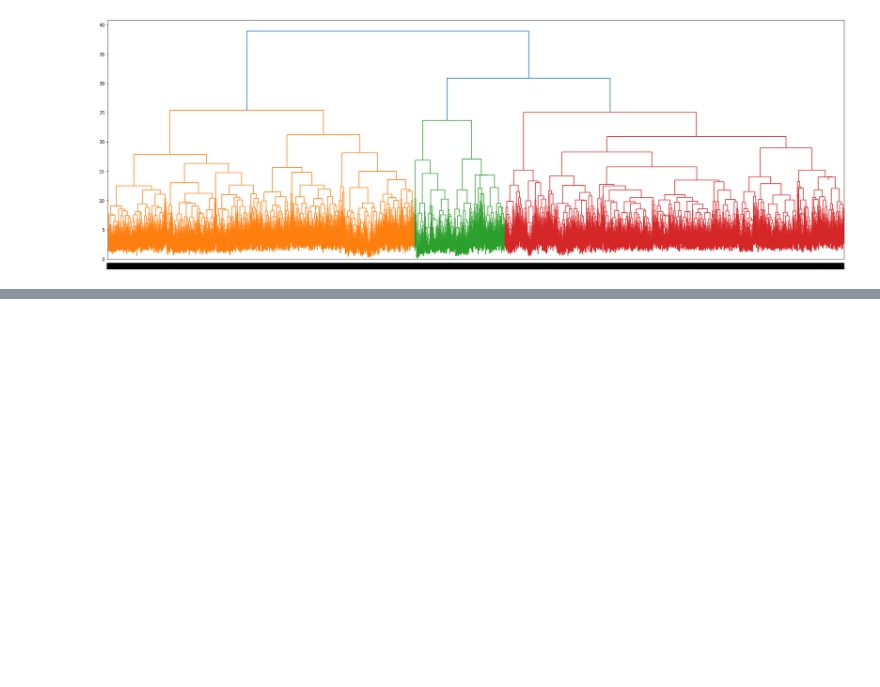
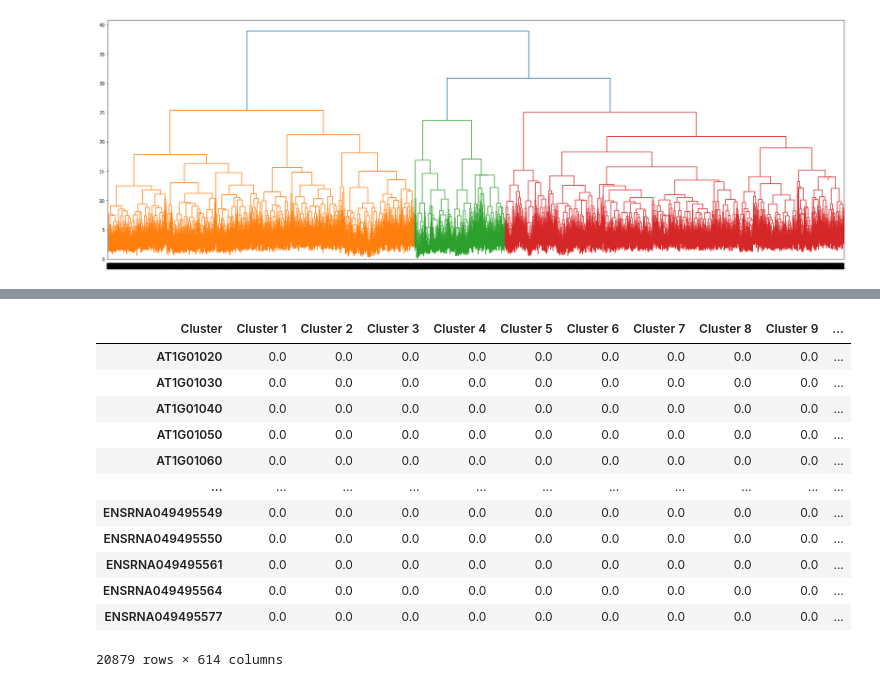
Before and after one commit to mikepassal/Plant_Go_Group_Analysis, a Jupyter notebook: Module_robustness/cluster_tom_networks.ipynb, the cells around one changed output, grey strips where cells are left out. Saved outputs shown, nothing was run; the diff lists cells and outputs as text; code cells hidden in the pictures; blank space fills up the shorter version.

```diff
--- a/Module_robustness/cluster_tom_networks.ipynb
+++ b/Module_robustness/cluster_tom_networks.ipynb
@@ -99,0 +345,18 @@ def test_function(value_1, value2, value3=4):
+# %%
+large_enough_clusters = wide_label.loc[:,wide_label.sum()>10]
+large_enough_clusters.columns = 'Cluster ' + large_enough_clusters.columns.astype(str)
+large_enough_clusters
+# %% [output]
+| Cluster | Cluster 1 | Cluster 2 | Cluster 3 | Cluster 4 | Cluster 5 | Cluster 6 | Cluster 7 | Cluster 8 | Cluster 9 | ... |
+| AT1G01020 | 0.0 | 0.0 | 0.0 | 0.0 | 0.0 | 0.0 | 0.0 | 0.0 | 0.0 | ... |
+| AT1G01030 | 0.0 | 0.0 | 0.0 | 0.0 | 0.0 | 0.0 | 0.0 | 0.0 | 0.0 | ... |
+| AT1G01040 | 0.0 | 0.0 | 0.0 | 0.0 | 0.0 | 0.0 | 0.0 | 0.0 | 0.0 | ... |
+| AT1G01050 | 0.0 | 0.0 | 0.0 | 0.0 | 0.0 | 0.0 | 0.0 | 0.0 | 0.0 | ... |
+| AT1G01060 | 0.0 | 0.0 | 0.0 | 0.0 | 0.0 | 0.0 | 0.0 | 0.0 | 0.0 | ... |
+| ... | ... | ... | ... | ... | ... | ... | ... | ... | ... | ... |
+| ENSRNA049495549 | 0.0 | 0.0 | 0.0 | 0.0 | 0.0 | 0.0 | 0.0 | 0.0 | 0.0 | ... |
+| ENSRNA049495550 | 0.0 | 0.0 | 0.0 | 0.0 | 0.0 | 0.0 | 0.0 | 0.0 | 0.0 | ... |
+| ENSRNA049495561 | 0.0 | 0.0 | 0.0 | 0.0 | 0.0 | 0.0 | 0.0 | 0.0 | 0.0 | ... |
+| ENSRNA049495564 | 0.0 | 0.0 | 0.0 | 0.0 | 0.0 | 0.0 | 0.0 | 0.0 | 0.0 | ... |
+| ENSRNA049495577 | 0.0 | 0.0 | 0.0 | 0.0 | 0.0 | 0.0 | 0.0 | 0.0 | 0.0 | ... |
+20879 rows × 614 columns
```
Also changed, not shown: parts of 45 cells of this notebook, 4 other files.
